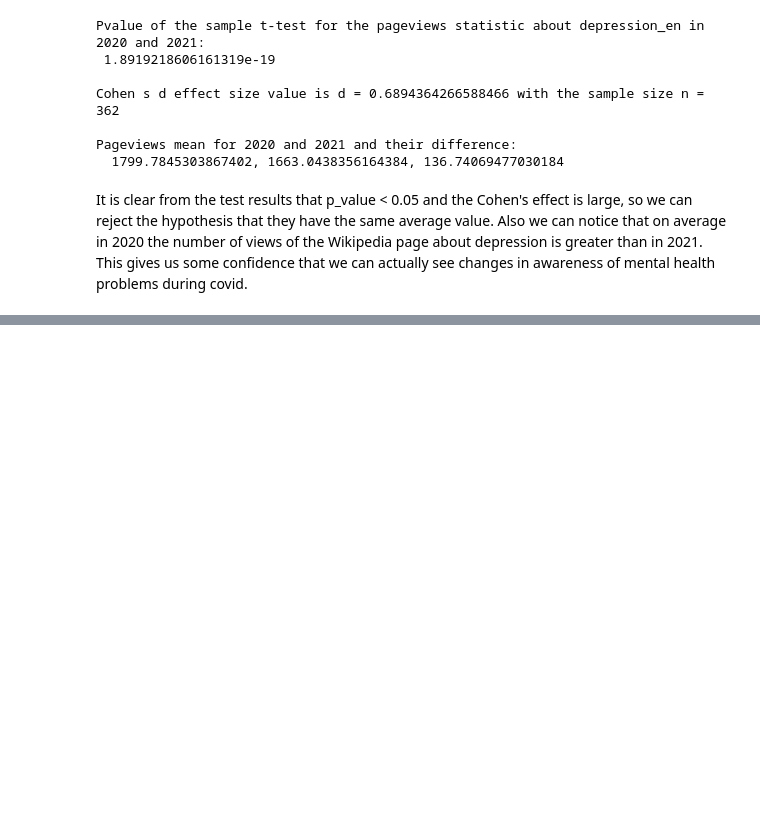
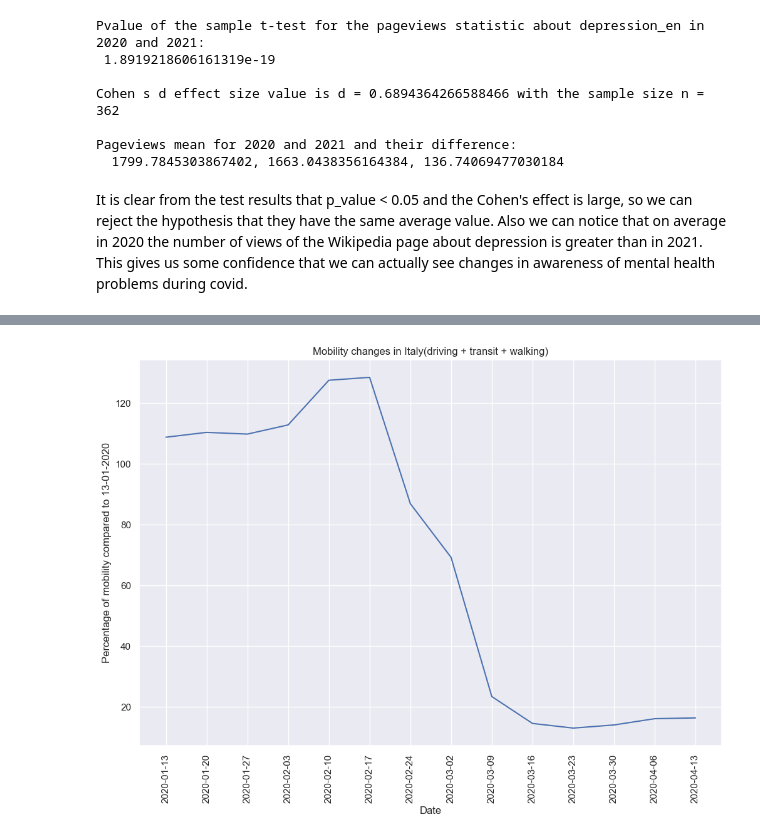
Before and after one commit to epfl-ada/ada-2022-project-adamsleg, a Jupyter notebook: main.ipynb, the cells around one changed output, grey strips where cells are left out. Drawn from its saved outputs; the diff is of its cells as text; code cells hidden in the pictures; blank space fills up the shorter version.

```diff
--- a/main.ipynb
+++ b/main.ipynb
@@ -733,0 +814,11 @@ It is clear from the test results that p_value < 0.05 and  the Cohen's effect is
+# %%
+AggWeeklyMobilityDataItaly = weeklyMobilityDataItaly.mean(axis=1) #average over driving+transit+walking
+
+plt.plot(AggWeeklyMobilityDataItaly)
+plt.title("Mobility changes in Italy(driving + transit + walking)")
+plt.xticks(rotation=90)
+plt.ylabel("Percentage of mobility compared to 13-01-2020")
+plt.xlabel("Date")
+plt.show()
+# %% [output]
+[figure, added]
```
Also changed, not shown: parts of 32 cells of this notebook.
